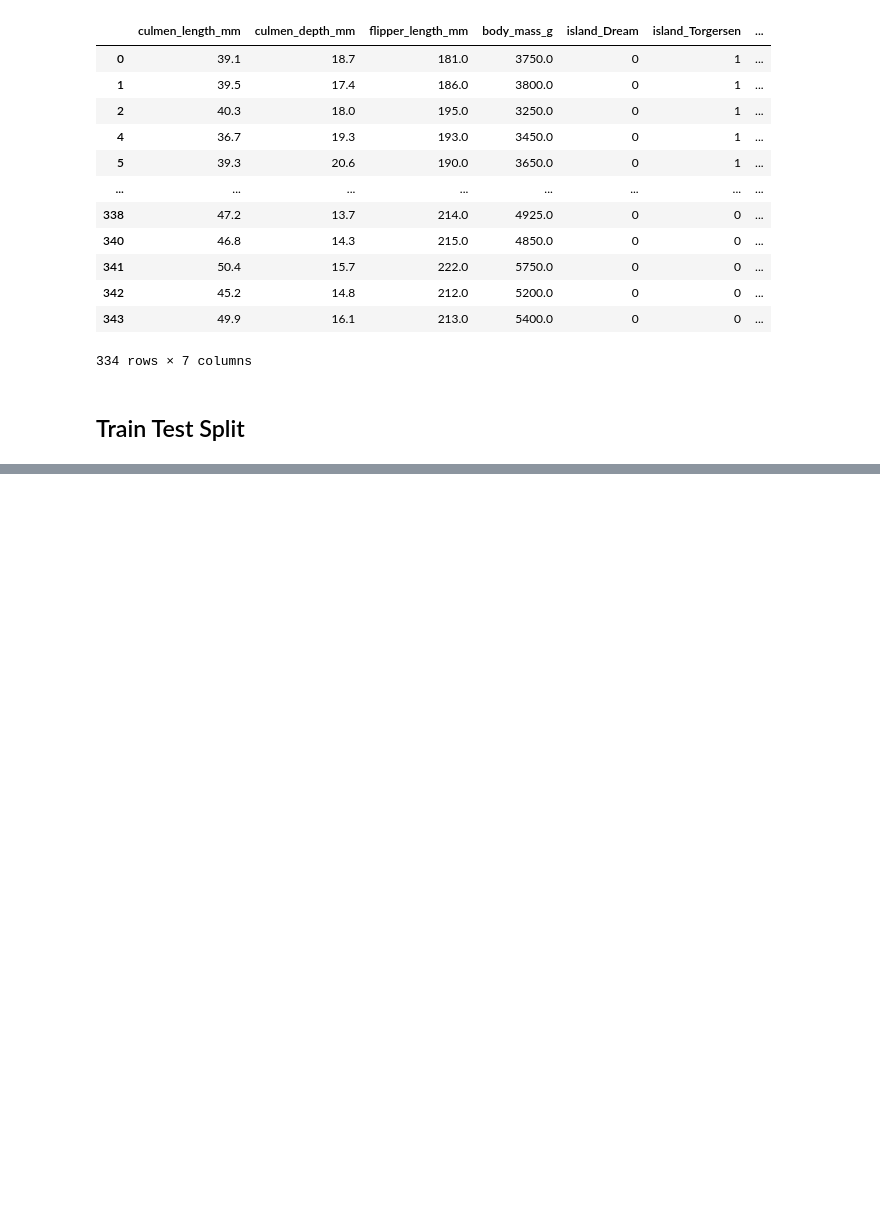
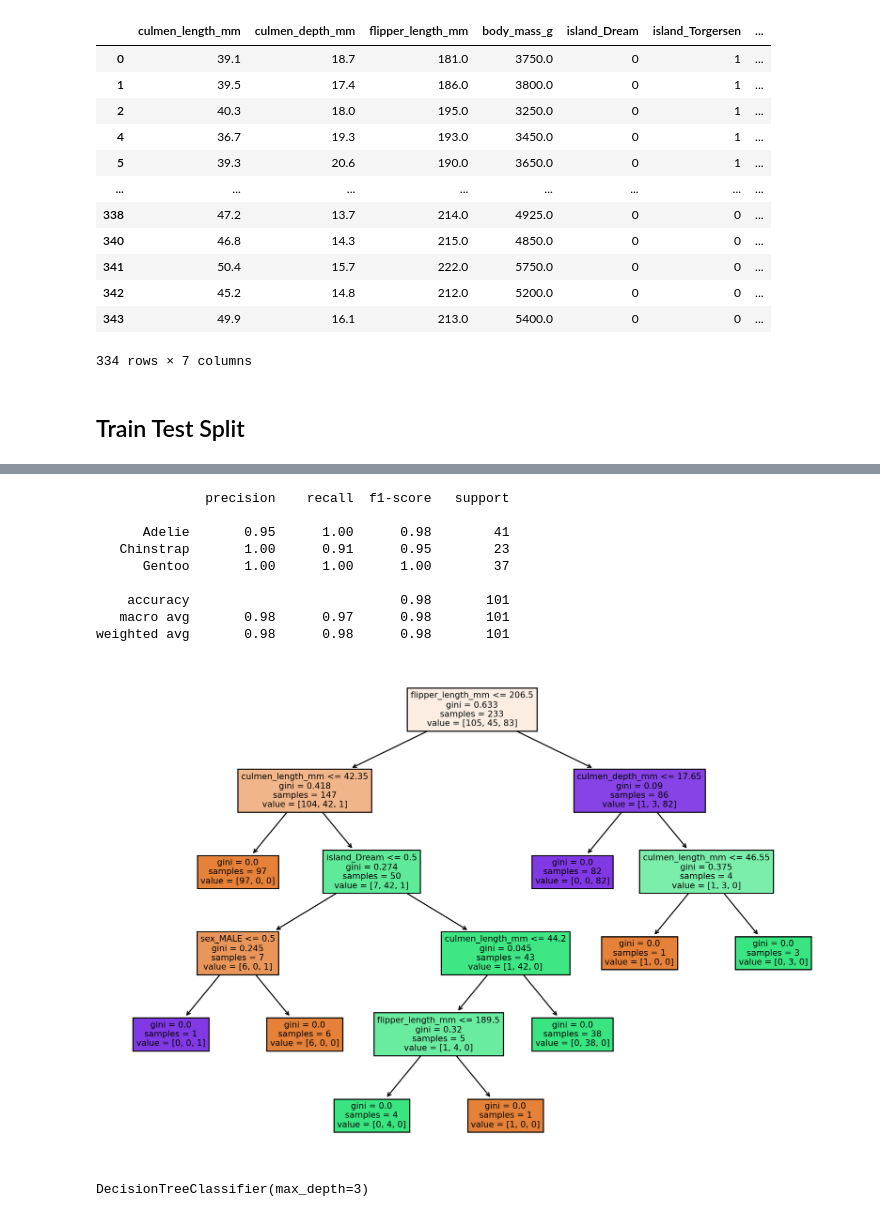
Before and after one commit to shriharshan/Machine-learning, a Jupyter notebook: Decision Trees/Penguin gender.ipynb, the cells around one changed output, grey strips where cells are left out. Drawn from its saved outputs; the diff is of its cells as text; code cells hidden in the pictures; blank space fills up the shorter version.

```diff
--- a/Decision Trees/Penguin gender.ipynb
+++ b/Decision Trees/Penguin gender.ipynb
@@ -178,0 +250,20 @@ X_train, X_test, y_train, y_test = train_test_split(X, y, test_size=0.3, random_
+# %%
+def report_model(model):
+    model_preds = model.predict(X_test)
+    print(classification_report(y_test,model_preds))
+    print('\n')
+    plt.figure(figsize=(12,8),dpi=200)
+    plot_tree(model,feature_names=X.columns,filled=True);
+# %%
+report_model(model)
+# %% [output]
+              precision    recall  f1-score   support
+
+      Adelie       0.95      1.00      0.98        41
+   Chinstrap       1.00      0.91      0.95        23
+      Gentoo       1.00      1.00      1.00        37
+
+    accuracy                           0.98       101
+   macro avg       0.98      0.97      0.98       101
+weighted avg       0.98      0.98      0.98       101
+[figure, added]
@@ -178,0 +272,4 @@ X_train, X_test, y_train, y_test = train_test_split(X, y, test_size=0.3, random_
+# %%
+pruned_tree.fit(X_train,y_train)
+# %% [output]
+DecisionTreeClassifier(max_depth=3)
```
Also changed, not shown: parts of 17 cells of this notebook.
